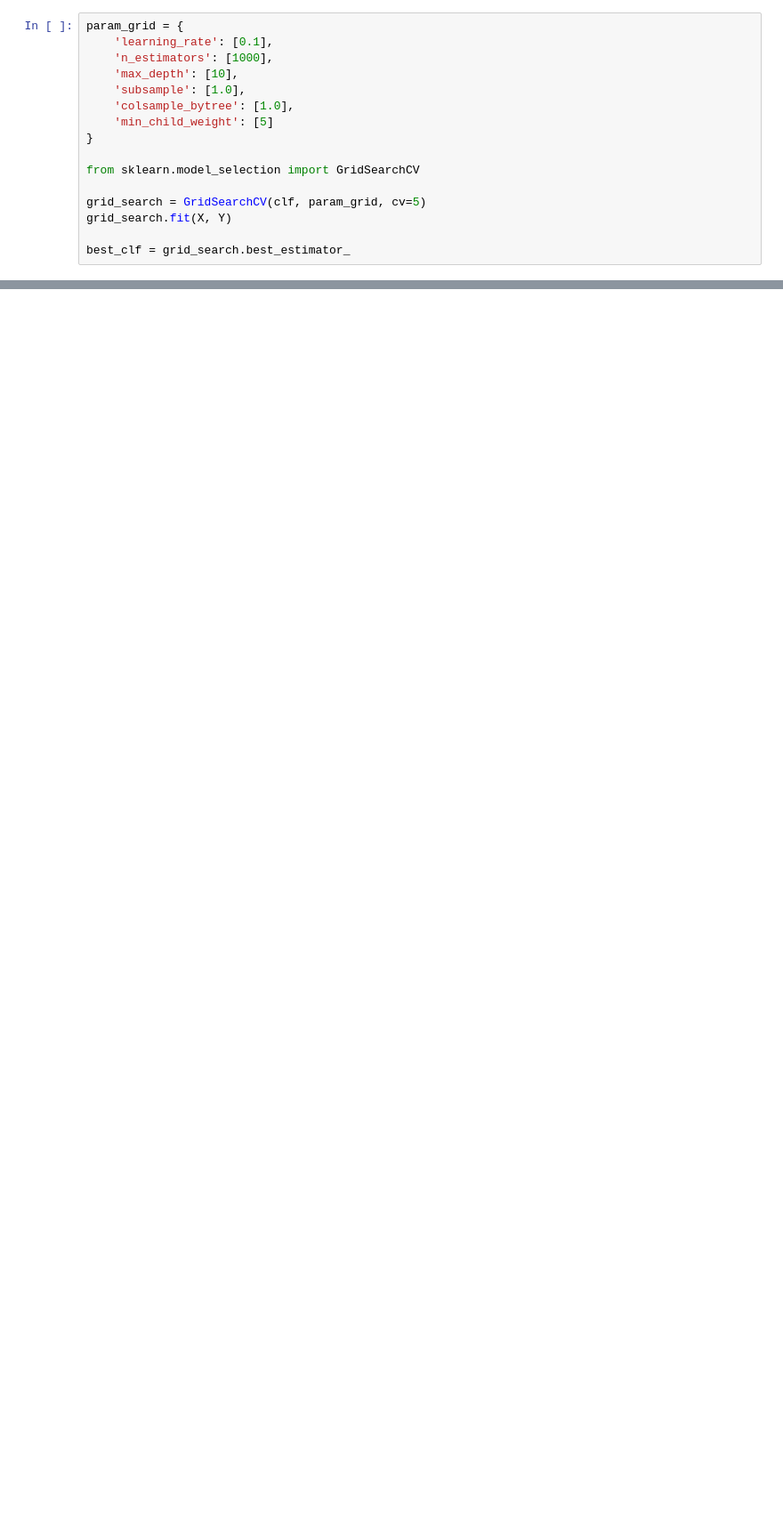
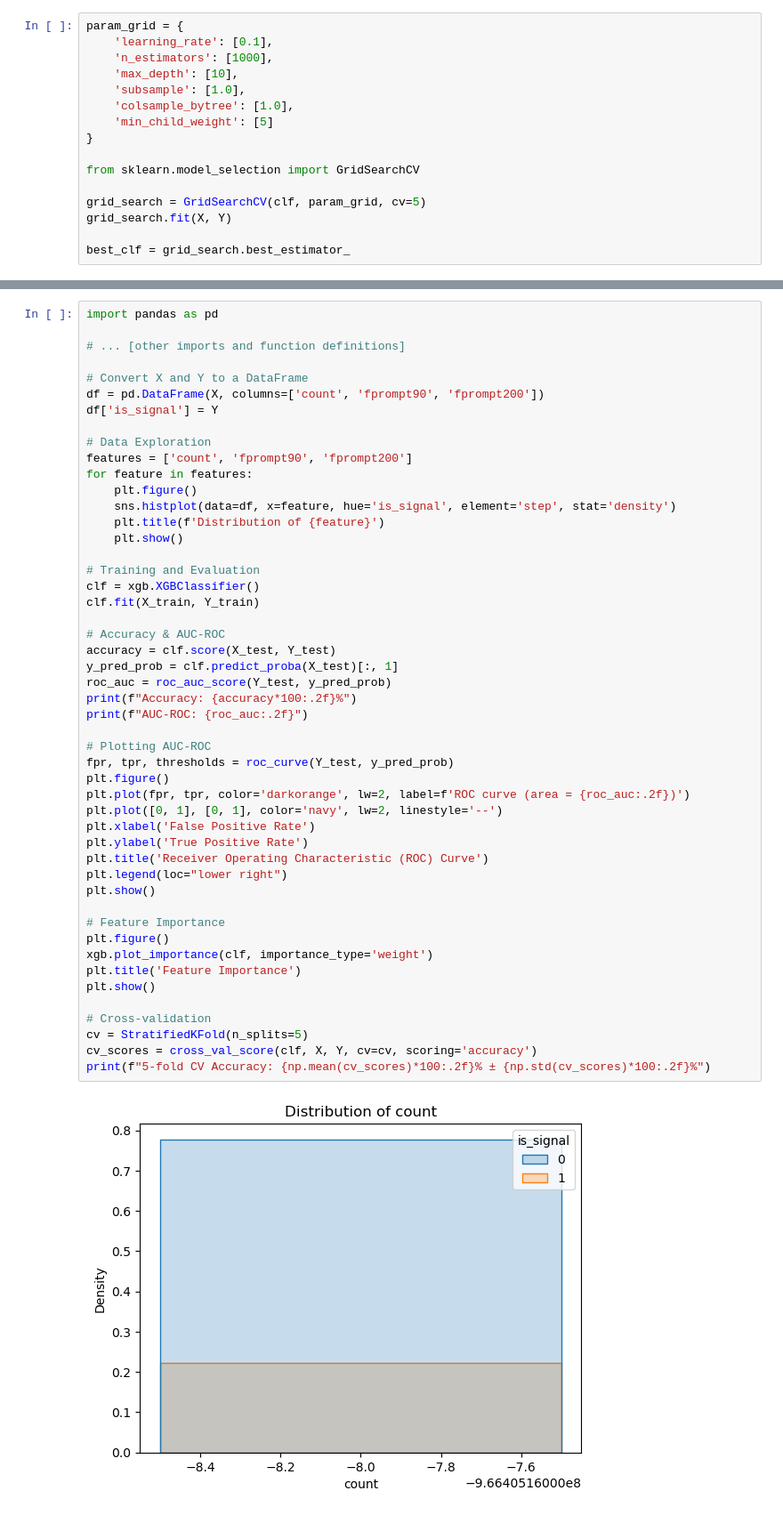
Before and after one commit to njlane314/lumilar, a Jupyter notebook: system/analysis/decision_tree.ipynb, the cells around one changed output, grey strips where cells are left out. Shown at 89% size. Drawn from its saved outputs; the diff is of its cells as text; blank space fills up the shorter version.

```diff
--- a/system/analysis/decision_tree.ipynb
+++ b/system/analysis/decision_tree.ipynb
@@ -180,0 +147,51 @@ Using `tqdm.autonotebook.tqdm` in notebook mode. Use `tqdm.tqdm` instead to forc
+# %%
+import pandas as pd
+
+# ... [other imports and function definitions]
+
+# Convert X and Y to a DataFrame
+df = pd.DataFrame(X, columns=['count', 'fprompt90', 'fprompt200'])
+df['is_signal'] = Y
+
+# Data Exploration
+features = ['count', 'fprompt90', 'fprompt200']
+for feature in features:
+    plt.figure()
+    sns.histplot(data=df, x=feature, hue='is_signal', element='step', stat='density')
+    plt.title(f'Distribution of {feature}')
+    plt.show()
+
+# Training and Evaluation
+clf = xgb.XGBClassifier()
+clf.fit(X_train, Y_train)
+
+# Accuracy & AUC-ROC
+accuracy = clf.score(X_test, Y_test)
+y_pred_prob = clf.predict_proba(X_test)[:, 1]
+roc_auc = roc_auc_score(Y_test, y_pred_prob)
+print(f"Accuracy: {accuracy*100:.2f}%")
+print(f"AUC-ROC: {roc_auc:.2f}")
+
+# Plotting AUC-ROC
+fpr, tpr, thresholds = roc_curve(Y_test, y_pred_prob)
+plt.figure()
+plt.plot(fpr, tpr, color='darkorange', lw=2, label=f'ROC curve (area = {roc_auc:.2f})')
+plt.plot([0, 1], [0, 1], color='navy', lw=2, linestyle='--')
+plt.xlabel('False Positive Rate')
+plt.ylabel('True Positive Rate')
+plt.title('Receiver Operating Characteristic (ROC) Curve')
+plt.legend(loc="lower right")
+plt.show()
+
+# Feature Importance
+plt.figure()
+xgb.plot_importance(clf, importance_type='weight')
+plt.title('Feature Importance')
+plt.show()
+
+# Cross-validation
+cv = StratifiedKFold(n_splits=5)
+cv_scores = cross_val_score(clf, X, Y, cv=cv, scoring='accuracy')
+print(f"5-fold CV Accuracy: {np.mean(cv_scores)*100:.2f}% ± {np.std(cv_scores)*100:.2f}%")
+# %% [output]
+[figure, added]
```
Also changed, not shown: parts of 14 cells of this notebook, 12 other files.
